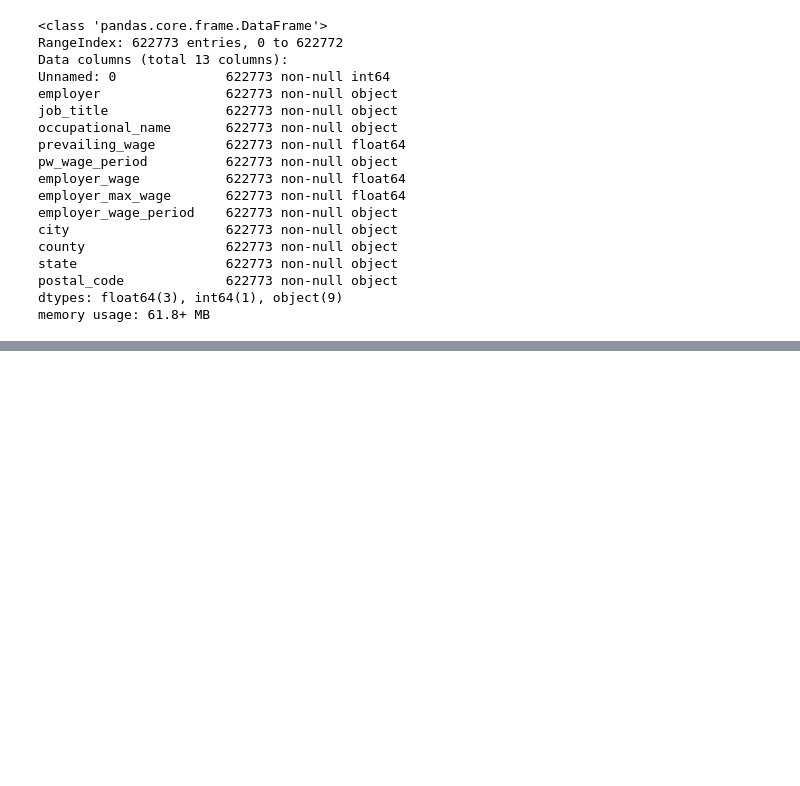
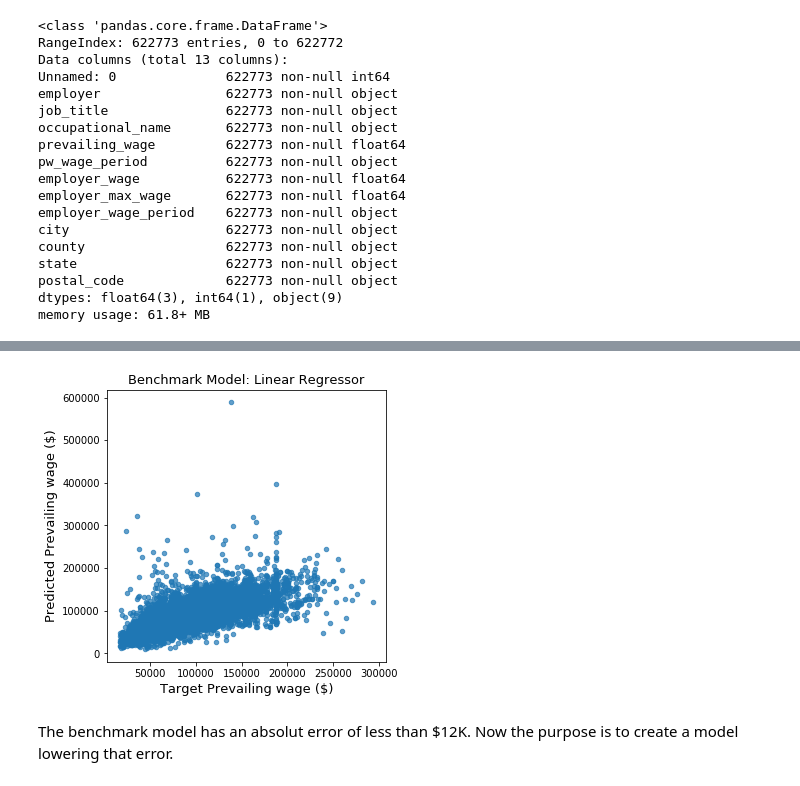
Before and after one commit to pdagger/Springboard_Data_Science, a Jupyter notebook: Capstone_Project_1/Salary_prediction.ipynb, the cells around one changed output, grey strips where cells are left out. Saved outputs shown, nothing was run; the diff lists cells and outputs as text; code cells hidden in the pictures; blank space fills up the shorter version.

```diff
--- a/Capstone_Project_1/Salary_prediction.ipynb
+++ b/Capstone_Project_1/Salary_prediction.ipynb
@@ -298,0 +253,4 @@ pd.get_dummies(X, columns=['postal_code'], drop_first=True)
+# %%
+# Merging columns per row
+pr_X_train['merged'] = pr_X.job_title + " " + pr_X.occupational_name + " " + pr_X.city \
+                    + " " + pr_X.county + " " + pr_X.state + " " + pr_X.postal_code
@@ -298,0 +266,4 @@ pd.get_dummies(X, columns=['postal_code'], drop_first=True)
+# %%
+from sklearn.model_selection import KFold
+# Defining cross validation object
+cv = KFold(n_splits=5, shuffle=True, random_state=seed)
@@ -298,0 +303,10 @@ pd.get_dummies(X, columns=['postal_code'], drop_first=True)
+# %%
+# Define pipeline and steps
+steps = [('vectorizer', TfidfVectorizer(sublinear_tf=True)), # Word vectorizer
+         ('regressor', LinearRegression())]
+benchmark_pipeline = Pipeline(steps)
+# Train
+start = time()
+benchmark_pipeline.fit(pr_X_train.merged, pr_y_train)
+end = time()
+print("Linear Regressor training time: %.3fs" %(end-start))
@@ -298,0 +315,17 @@ pd.get_dummies(X, columns=['postal_code'], drop_first=True)
+# %%
+from sklearn.metrics import mean_absolute_error
+
+# Test data to merged form
+pr_X_test['merged'] = pr_X.job_title + " " + pr_X.occupational_name + " " + pr_X.city \
+                    + " " + pr_X.county + " " + pr_X.state + " " + pr_X.postal_code
+# Prediction by the model
+pr_X_test_pred = benchmark_pipeline.predict(pr_X_test.merged)
+# Error on natural log data
+benchmark_error = mean_absolute_error(pr_X_test_pred, pr_y_test)
+print("Benchmark model - LinearRegressor:")
+print("\t Mean absolute error in natural log values: %.3f" %benchmark_error)
+# Error on real data
+pr_X_test_pred_real = np.exp(pr_X_test_pred)
+pr_y_test_real = np.exp(pr_y_test)
+benchmark_error_real = mean_absolute_error(pr_X_test_pred_real, pr_y_test_real)
+print("\t Mean absolute error in dollars: $%.3f" %benchmark_error_real)
@@ -298,0 +341,11 @@ pd.get_dummies(X, columns=['postal_code'], drop_first=True)
+# %%
+plt.figure(figsize=(5,5))
+plt.scatter(pr_y_test_real, pr_X_test_pred_real, alpha=0.7, s=20)
+plt.xlabel('Target Prevailing wage ($)', size=13)
+plt.ylabel('Predicted Prevailing wage ($)', size=13)
+plt.title('Benchmark Model: Linear Regressor', size=13)
+plt.show()
+# %% [output]
+[figure, added]
+# %% [markdown]
+The benchmark model has an absolut error of less than $12K. Now the purpose is to create a model lowering that error.
```
Also changed, not shown: parts of 130 cells of this notebook.
